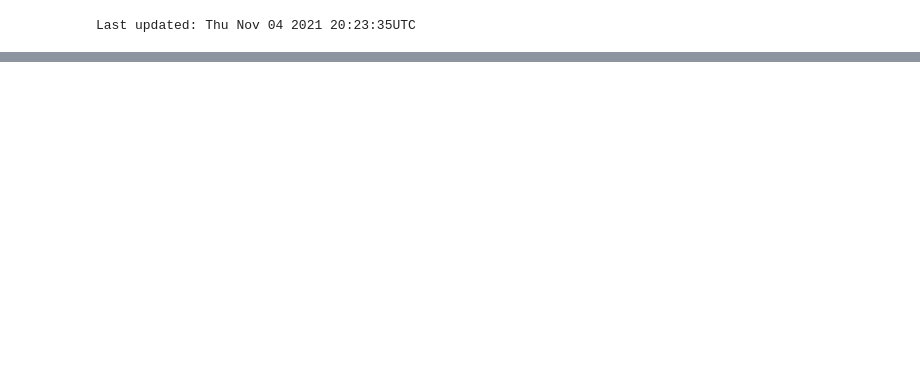
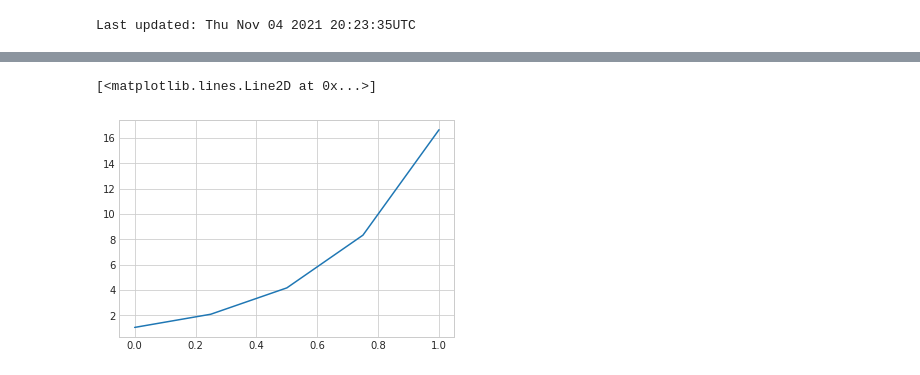
Before and after one commit to gomezf/JupyterSandbox, a Jupyter notebook: FgTest.ipynb, the cells around one changed output, grey strips where cells are left out. Saved outputs shown, nothing was run; the diff lists cells and outputs as text; code cells hidden in the pictures; blank space fills up the shorter version.

```diff
--- a/FgTest.ipynb
+++ b/FgTest.ipynb
@@ -51,0 +49,7 @@ UsageError: unrecognized arguments: numpy, geopy,watermark
+# %%
+    points_ae = np.array([25, 50, 100, 200, 400]) * 0.01157 * 3.6 # g/s
+    probs = np.array([0, 0.25, 0.5, 0.75, 1])
+    plt.plot(probs,points_ae)
+# %% [output]
+[<matplotlib.lines.Line2D at 0x...>]
+[figure, added]
```
Also changed, not shown: parts of 8 cells of this notebook, 1 other file.
